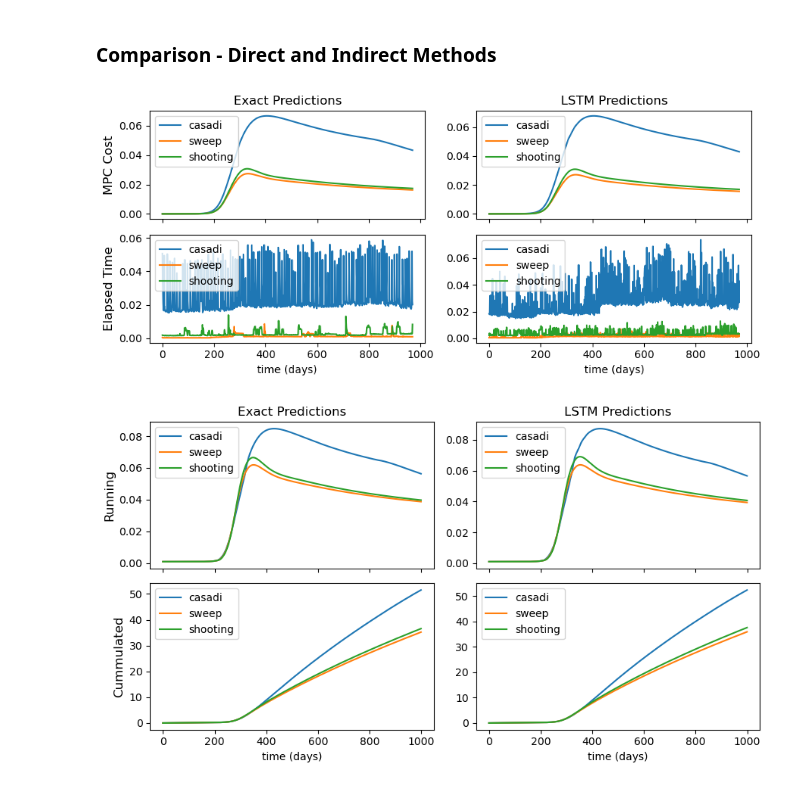
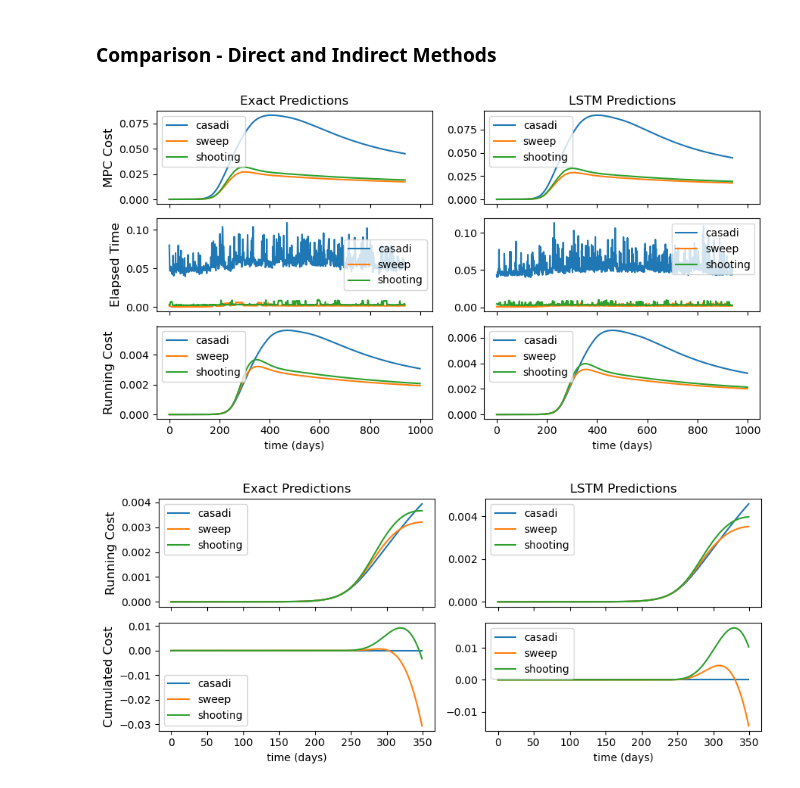
Before and after one commit to fredsonaguiar/sirq_model_control_quarantine, a Jupyter notebook: sirq model - complete.ipynb, the cells around one changed output. Cells and saved outputs as stored; diff of their text form; code cells hidden in the pictures.

```diff
--- a/sirq model - complete.ipynb
+++ b/sirq model - complete.ipynb
@@ -670,7 +689,7 @@ plt.show()
 # %%
 predictions = []
 
-for i in range(input_lenght, len(sample)):
+for i in tqdm(range(input_lenght, len(sample))):
     prediction = np.zeros((mpc_lenght, 2))
     prediction[:,0] = np.arange(i, i+mpc_lenght)
     i_past = sample[i-input_lenght:i,[1,-1]]
@@ -1055,3 +1011,30 @@ equations = [
     "$\\frac{d}{dt}\hat{x}(t) = f(t,\\tilde{x}(t))\\frac{\hat{x}(t)}{\\tilde{x}(t)} + g(t,\hat{x}(t), u(t))$"]
 # %% [markdown]
 ### Minimal Testing for Control
+# %%
+solutions_pred_minimal_const = []
+
+for i, strategy in enumerate(strategies):
+    solution = learning_based_mpc(theta, sample_lenght, start_lenght=input_lenght,
+                                  strategy=strategy, prediction="const", problem="minimal")
+    solutions_pred_minimal_const.append(solution)
+# %%
+filename = "predictor_files/solutions_pred_minimal_const.pkl"
+
+# pkl.dump(solutions_pred_minimal_const, open(filename, "wb"))
+solutions_pred_minimal_const = pkl.load(open(filename, "rb"))
+# %%
+fig, ax = plt.subplots(len(strategies), figsize=(9,5), sharex=True)
+
+for i, (strategy, equation, (states, _))  in enumerate(zip(strategies, equations, solutions_pred_minimal_const)):
+    ax[i].plot(states[:,1], label="$I$", linewidth=2)
+    ax[i].plot(states[:,-1], label="$u$", alpha=0.5)
+    ax[i].plot(i_max*np.ones(len(states)), "--", label="$I_{\max}$", color="gray")
+
+    ax[i].set_title("{} Method: {}".format(strategy.title(), equation))
+    ax[i].legend()
+
+plt.xlabel("time (days)")
+fig.tight_layout()
+plt.savefig("predictor_figures/solutions_pred_optimal_const.svg", bbox_inches='tight', format="svg")
+plt.show()
@@ -1264,54 +1294,62 @@ filename = "predictor_files/solutions_pred_optimal_solvers.pkl"
 # pkl.dump(solutions_pred_optimal_solvers, open(filename, "wb"))
 solutions_pred_optimal_solvers = pkl.load(open(filename, "rb"))
 # %%
-fig, ax = plt.subplots(2, 2, figsize=(9,4), sharex=True)
+fig, ax = plt.subplots(3, 2, figsize=(9,5), sharex=True)
 
 for solver in solvers:
     for j, prediction in enumerate(predictions):
         states, report = solutions_pred_optimal_solvers[solver][j]
         for i, key in enumerate(key_report):
             ax[i][j].plot(report[key], label=solver)
 
-            # ax[i][j].text(350, 0.005, equation)
             if j == 0:
                 ax[i][j].set_ylabel(key_labels[i], fontsize=12)
             if i == 0:
                 ax[i][j].set_title("{} Predictions".format(prediction_labels[j]), fontsize=12)
-            if i == 1:
-                ax[i][j].set_xlabel("time (days)")
             ax[i][j].legend()
 
+        # plot running costs
+        running_cost = states[:,-1]**2 * (1-states[:,3])**2 + c_I*states[:,1]**2 + c_Q*states[:,3]**2
+        ax[-1][j].plot(running_cost, label=solver)
+        ax[-1][0].set_ylabel("Running Cost", fontsize=12)
+        ax[-1][j].set_xlabel("time (days)")
+        ax[-1][j].legend()
 
 fig.tight_layout()
-plt.savefig("predictor_figures/solutions_pred_optimal_solvers.svg", bbox_inches='tight', format="svg")
+# plt.savefig("predictor_figures/solutions_pred_optimal_solvers.svg", bbox_inches='tight', format="svg")
 plt.show()
 # %% [output]
-[figure, old version]
+[figure, new version]
 # %%
-fig, ax = plt.subplots(2, 2, figsize=(9,5), sharex=True)
+fig, ax = plt.subplots(2, 2, figsize=(9,4), sharex=True)
 
 predictions = ["Exact", "LSTM"]
+
+t_ini = 0
+t_end = 350
 
 for solver in solvers:
     for j, prediction in enumerate(predictions):
         states, report = solutions_pred_optimal_solvers[solver][j]
-        cost = states[:,-1] * (1-states[:,3]) + c_I * states[:,1]**2 + c_Q * states[:,3]**2
-        for i, (cost_type, cost_) in enumerate(zip(["running", "cummulated"], [cost, np.cumsum(cost)])):
+        running_cost = states[:,-1]**2 * (1-states[:,3])**2 + c_I*states[:,1]**2 + c_Q*states[:,3]**2
 
-            ax[i][j].plot(cost_, label=solver)
+        # plot running costs
+        ax[0][j].plot(range(t_ini, t_end), running_cost[t_ini:t_end], label=solver)
+        ax[0][0].set_ylabel("Running Cost", fontsize=12)
+        ax[0][j].set_title("{} Predictions".format(prediction), fontsize=12)
+        ax[0][j].legend()
 
-            # ax[i][j].text(350, 0.005, equation)
-            if j == 0:
-                ax[i][j].set_ylabel(cost_type.title(), fontsize=12)
-            if i == 0:
-                ax[i][j].set_title("{} Predictions".format(prediction), fontsize=12)
-            if i == 1:
-                ax[i][j].set_xlabel("time (days)")
-            ax[i][j].legend()
-
+        # plot cumulated costs
+        cumulated_cost = np.cumsum(running_cost)
+        if solver == "casadi":
+            casadi_cumulated_cost = cumulated_cost
+        ax[1][j].plot(range(t_ini, t_end), (cumulated_cost-casadi_cumulated_cost)[t_ini:t_end], label=solver)
+        ax[1][0].set_ylabel("Cumulated Cost", fontsize=12)
+        ax[1][j].set_xlabel("time (days)")
+        ax[1][j].legend()
 
 fig.tight_layout()
-# plt.savefig("predictor_figures/solutions_pred_optimal_solvers.svg", bbox_inches='tight', format="svg")
+plt.savefig("predictor_figures/solutions_pred_optimal_sight.svg", bbox_inches='tight', format="svg")
 plt.show()
 # %% [output]
-[figure, old version]
+[figure, new version]
```
Also changed, not shown: parts of 35 cells of this notebook, 19 other files.
